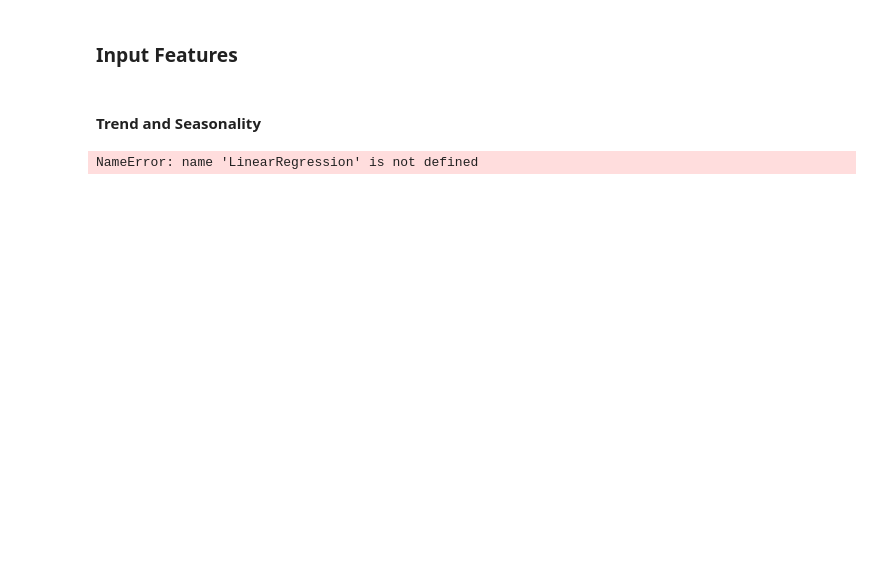
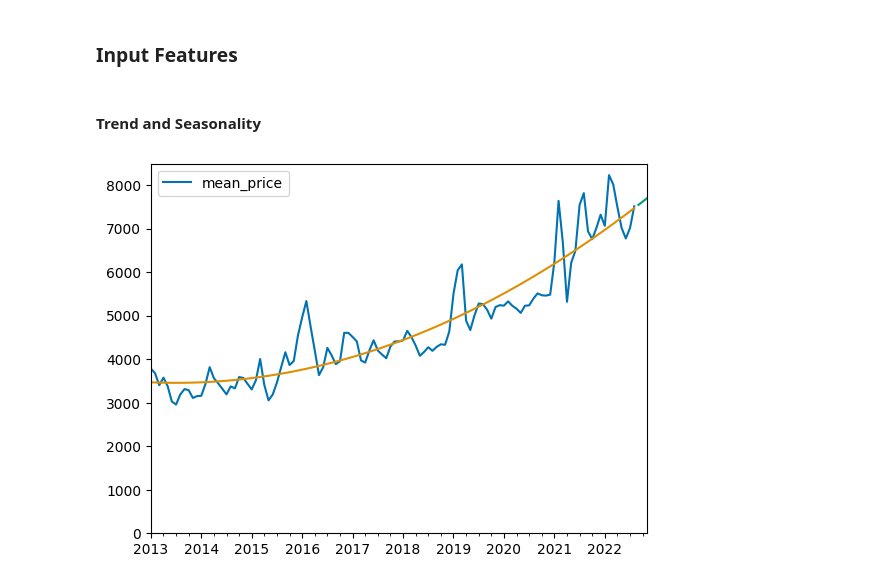
Before and after one commit to feligones/colombian_food_prices, a Jupyter notebook: notebooks/prices_poc_prediction.ipynb, the cells around one changed output. Drawn from its saved outputs; the diff is of its cells as text; code cells hidden in the pictures; blank space fills up the shorter version.

```diff
--- a/notebooks/prices_poc_prediction.ipynb
+++ b/notebooks/prices_poc_prediction.ipynb
@@ -83,12 +125,13 @@ X_1 = dp.in_sample()
 # %%
-model_1 = LinearRegression().fit(X_1, y)
-
-y_fitted = pd.Series(model_1.predict(X_1), index=X_1.index)
-ax = y.plot()
-ax = y_fitted.plot()
+model_1 = LinearRegression().fit(X_1_train, y_train)
+y_fitted_1 = pd.Series(model_1.predict(X_1_train), index=X_1_train.index)
+y_pred_1 = pd.Series(model_1.predict(X_1_test), index=X_1_test.index)
+ax = y_train.plot()
+ax = y_fitted_1.plot()
+ax = y_pred_1.plot()
 ax.legend()
 plt.ylim(bottom=0)
 plt.show()
 # %% [output]
-NameError: name 'LinearRegression' is not defined
+[figure, added]
 # %%
```
Also changed, not shown: parts of 45 cells of this notebook, 2 other files.
